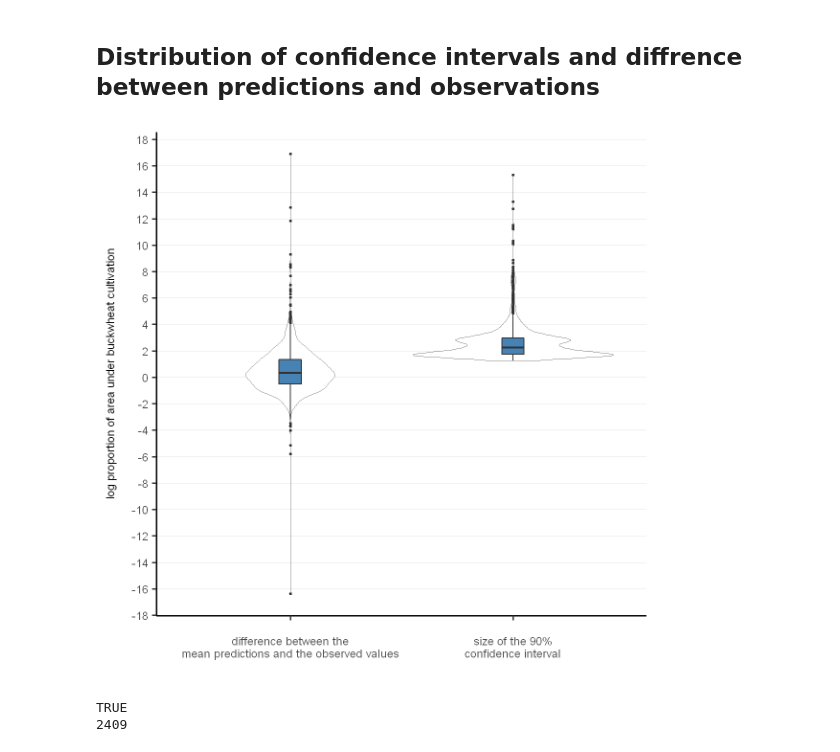
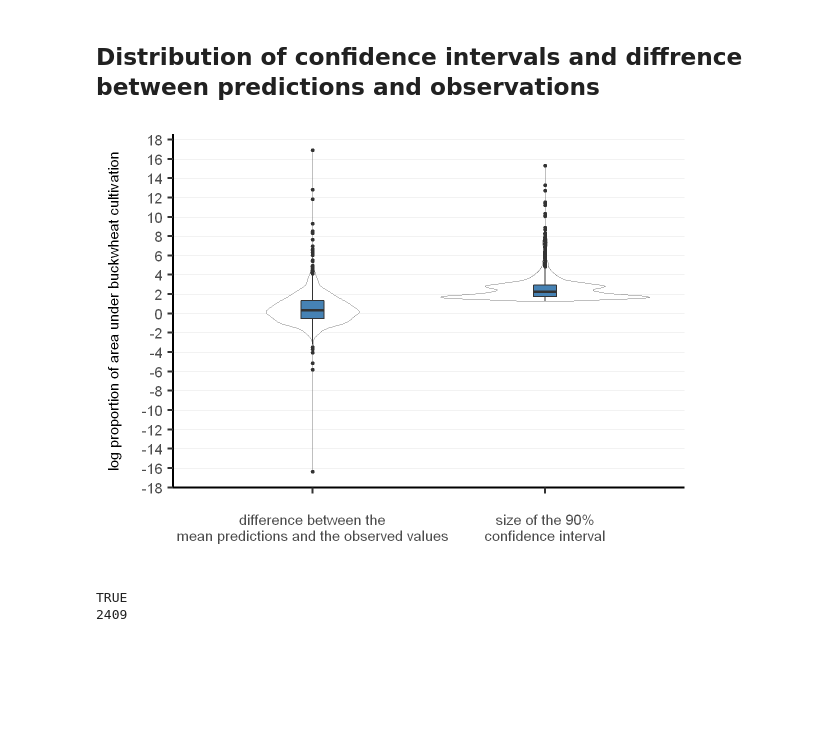
Before and after one commit to mkrzyzanska/BuckwheatNicheModelling, a Jupyter notebook: notebooks/07_Predictions_plots.ipynb, the cells around one changed output. Drawn from its saved outputs; the diff is of its cells as text; code cells hidden in the pictures; blank space fills up the shorter version.

```diff
--- a/notebooks/07_Predictions_plots.ipynb
+++ b/notebooks/07_Predictions_plots.ipynb
@@ -115,23 +127,24 @@ threshold95<-min(loc@data[!(loc@data$Site_short%in%ft),]$q95,na.rm = TRUE)
 ### Gather data by differenc and interval for plotting
 di<-gather(china@data[,c('difference','interval')], key = "stat",value="value")
 # %%
+options(repr.plot.width=4,repr.plot.height=3,repr.plot.res=300)
 ### Plot the distribution of differences and intervals
 dip<-ggplot(di, aes(x=stat,y=value)) +
   geom_violin(data=di, aes(x=stat,y=value),lwd=0.2,color="grey50")+
   geom_boxplot(width=0.1,fill="steelblue",outlier.size=0.4,lwd=0.3)+
   theme_classic()+
   theme(panel.grid.major.y = element_line(color="grey90",size=0.2),
           axis.title=element_text(size=7,face="plain"),
           axis.text=element_text(size=7))+
   labs(y="log proportion of area under buckwheat cultivation\n",x="")+
   scale_x_discrete(labels=c("\ndifference between the\nmean predictions and the observed values","\nsize of the 90%\nconfidence interval"))+
   scale_y_continuous(breaks=seq(-20,20,2))
 
 # Optionally plot in jupyter as well
 #options(repr.plot.width=4.68,repr.plot.height=4.68,repr.plot.res=250)
 dip
 # %% [output]
-[figure, old version]
+[figure, new version]
 # %%
 height=4.68
 width=4.68
```
Also changed, not shown: parts of 11 cells of this notebook.
